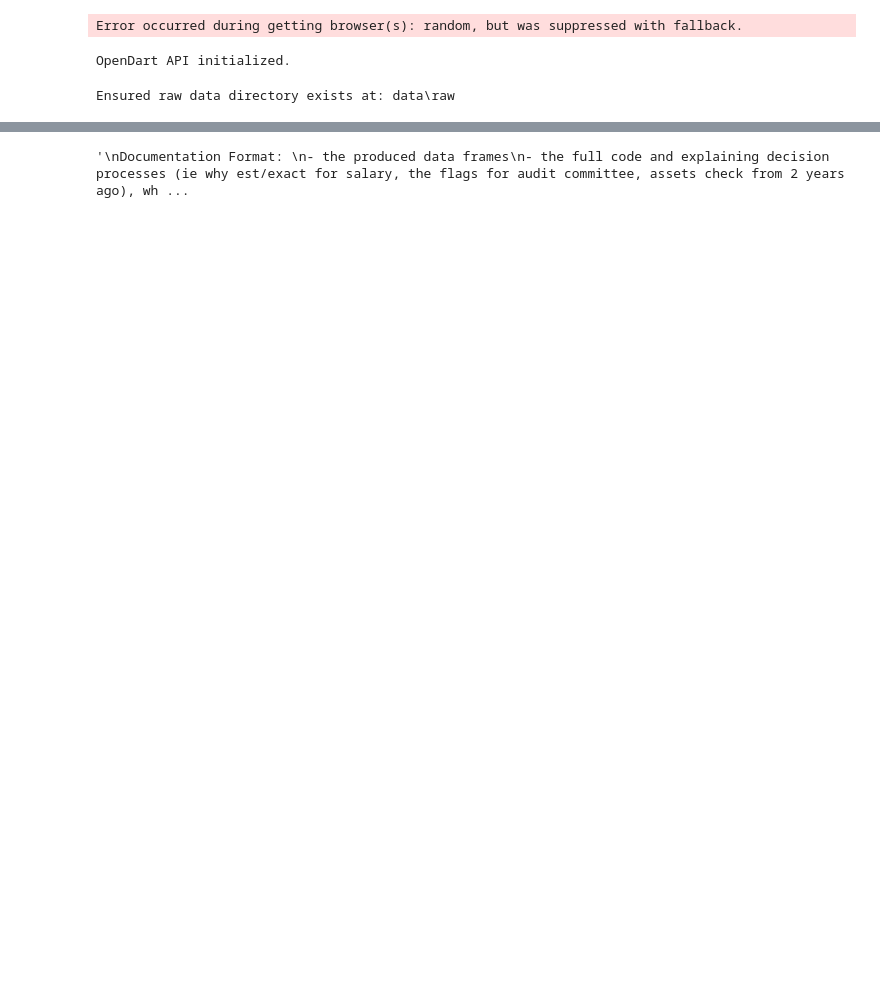
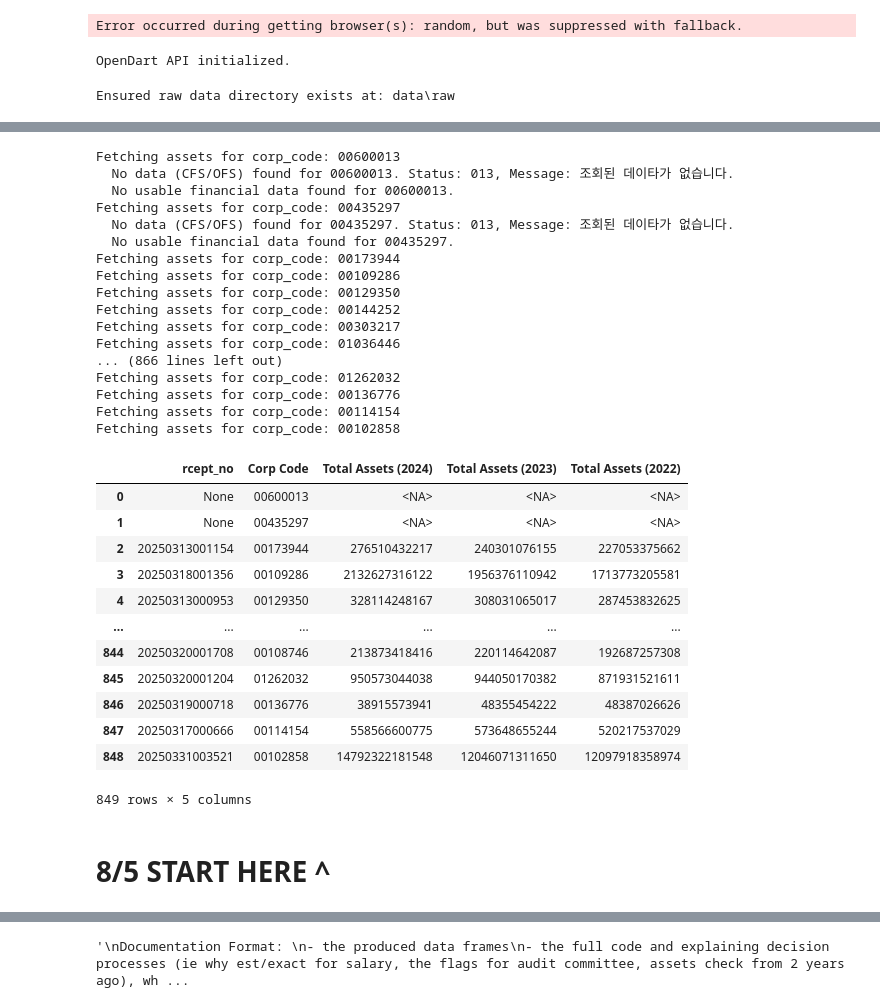
Before and after one commit to IreneYan07/governance_scoring_proj, a Jupyter notebook: notebooks/01_data_extraction.ipynb, the cells around one changed output, grey strips where cells are left out. Drawn from its saved outputs; the diff is of its cells as text; code cells hidden in the pictures; blank space fills up the shorter version.

Commit message:
update assets -> start preprocessing

```diff
--- a/notebooks/01_data_extraction.ipynb
+++ b/notebooks/01_data_extraction.ipynb
@@ -203 +341,36 @@ def get_executive_status_data(api_key: str, kospi_codes_df: pd.DataFrame, bsns_y
+# %%
+get_total_assets(kospi_company_info_df, bsns_year, reprt_code, API_key, output_dir=BASE_DATA_DIR)
+# %% [output]
+Fetching assets for corp_code: 00600013
+  No data (CFS/OFS) found for 00600013. Status: 013, Message: 조회된 데이타가 없습니다.
+  No usable financial data found for 00600013.
+Fetching assets for corp_code: 00435297
+  No data (CFS/OFS) found for 00435297. Status: 013, Message: 조회된 데이타가 없습니다.
+  No usable financial data found for 00435297.
+Fetching assets for corp_code: 00173944
+Fetching assets for corp_code: 00109286
+Fetching assets for corp_code: 00129350
+Fetching assets for corp_code: 00144252
+Fetching assets for corp_code: 00303217
+Fetching assets for corp_code: 01036446
+... (866 lines left out)
+Fetching assets for corp_code: 01262032
+Fetching assets for corp_code: 00136776
+Fetching assets for corp_code: 00114154
+Fetching assets for corp_code: 00102858
+|  | rcept_no | Corp Code | Total Assets (2024) | Total Assets (2023) | Total Assets (2022) |
+| 0 | None | 00600013 | <NA> | <NA> | <NA> |
+| 1 | None | 00435297 | <NA> | <NA> | <NA> |
+| 2 | 20250313001154 | 00173944 | 276510432217 | 240301076155 | 227053375662 |
+| 3 | 20250318001356 | 00109286 | 2132627316122 | 1956376110942 | 1713773205581 |
+| 4 | 20250313000953 | 00129350 | 328114248167 | 308031065017 | 287453832625 |
+| ... | ... | ... | ... | ... | ... |
+| 844 | 20250320001708 | 00108746 | 213873418416 | 220114642087 | 192687257308 |
+| 845 | 20250320001204 | 01262032 | 950573044038 | 944050170382 | 871931521611 |
+| 846 | 20250319000718 | 00136776 | 38915573941 | 48355454222 | 48387026626 |
+| 847 | 20250317000666 | 00114154 | 558566600775 | 573648655244 | 520217537029 |
+| 848 | 20250331003521 | 00102858 | 14792322181548 | 12046071311650 | 12097918358974 |
+849 rows × 5 columns
+# %% [markdown]
+# 8/5 START HERE ^
 # %%
```
Also changed, not shown: parts of 15 cells of this notebook, 25 other files.
